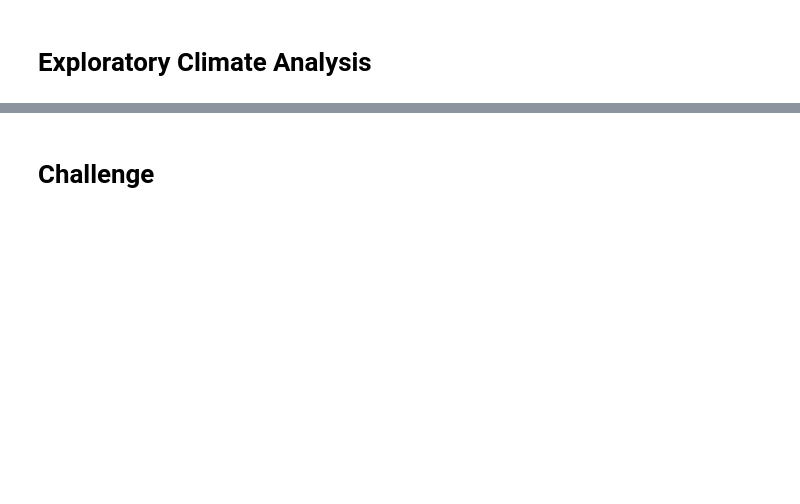
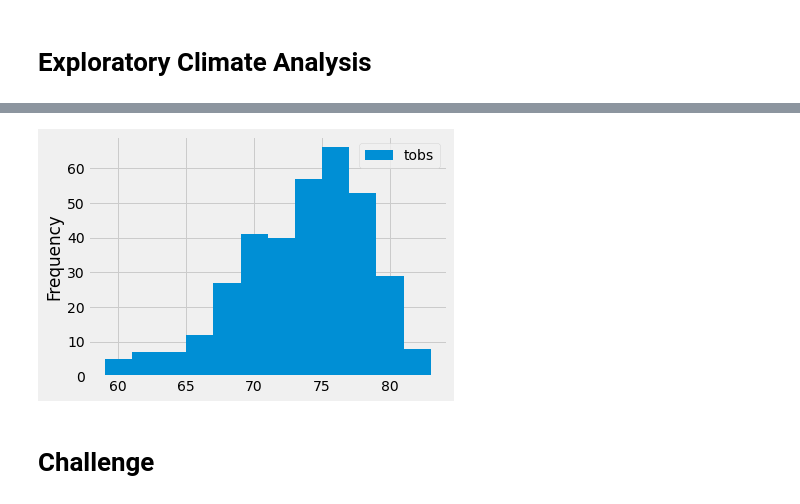
Before and after one commit to ABorden23/surfs_up, a Jupyter notebook: climate_analysis.ipynb, the cells around one changed output, grey strips where cells are left out. Drawn from its saved outputs; the diff is of its cells as text; code cells hidden in the pictures; blank space fills up the shorter version.

```diff
--- a/climate_analysis.ipynb
+++ b/climate_analysis.ipynb
@@ -144,3 +227,8 @@ df.describe()
+# %%
+df.plot.hist(bins=12)
+plt.tight_layout()
+# %% [output]
+[figure, added]
 # %%
 # Design a query to retrieve the last 12 months of precipitation data and plot the results.
 #Starting from the last data point in the database.
```
Also changed, not shown: parts of 15 cells of this notebook.
